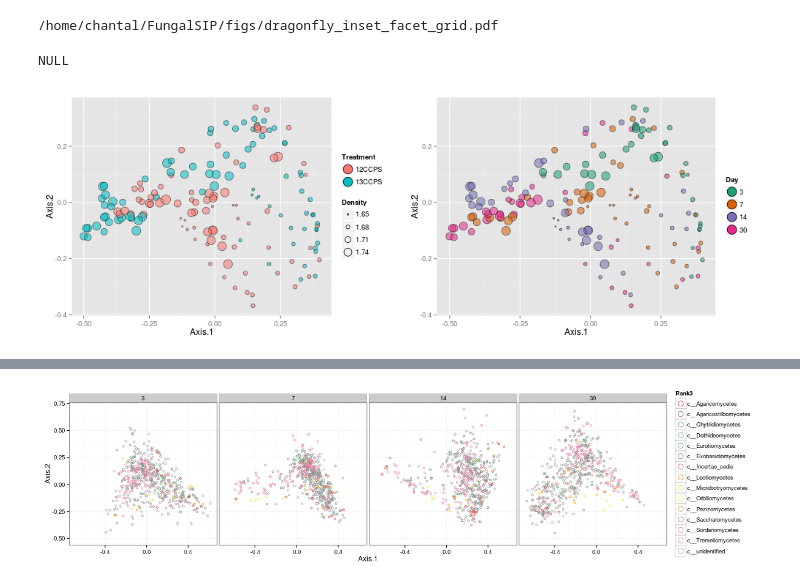
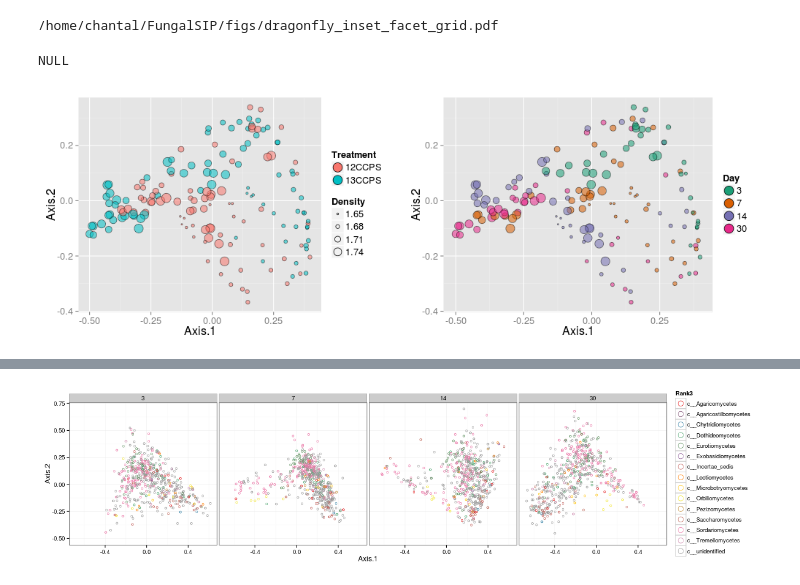
Before and after one commit to chvtk/Fungal_SIP, a Jupyter notebook: full_ordination_figure.ipynb, the cells around one changed output, grey strips where cells are left out. Cells and saved outputs as stored; diff of their text form; code cells hidden in the pictures.

```diff
--- a/full_ordination_figure.ipynb
+++ b/full_ordination_figure.ipynb
@@ -172,13 +270,14 @@ asNumeric = function(x) { as.numeric(as.character(x)) }
 
 p1 = ggplot(p.nmds, aes(x = NMDS1, y = NMDS2)) +
         geom_point(aes(fill = Treatment, size = asNumeric(Density), alpha = 0.85), pch=21) +
-        guides(alpha = FALSE, fill=guide_legend(override.aes=list(size=6))) + labs(size = "Density")
+        guides(alpha = FALSE, fill=guide_legend(override.aes=list(size=6))) + labs(size = "Density") +
+        theme(text = element_text(size=16))
 
 
 p2 = ggplot(p.nmds, aes(x = NMDS1, y = NMDS2)) +
         geom_point(aes(fill = factor(asNumeric(Day)), size = asNumeric(Density), alpha = 0.95), pch=21) +
         guides(alpha = FALSE, size = FALSE, fill=guide_legend(override.aes=list(size=6)))+
-        scale_fill_brewer("Day", palette = "Dark2")
+        scale_fill_brewer("Day", palette = "Dark2") + theme(text = element_text(size=16))
 
 p.combined = grid.arrange(p1, p2, ncol=2)
 print(p.combined)
@@ -216,12 +314,13 @@ asNumeric = function(x) { as.numeric(as.character(x)) }
 
 p1.mds = ggplot(p.mds, aes(x = asNumeric(Density), y = Axis.2)) +
         geom_point(aes(fill = Treatment, size = asNumeric(Density), alpha = 0.85), pch=21) +
-        guides(alpha = FALSE, fill=guide_legend(override.aes=list(size=6))) + labs(x = "Density", size = "Density")
+        guides(alpha = FALSE, fill=guide_legend(override.aes=list(size=6))) + labs(x = "Density", size = "Density")+
+        theme(text = element_text(size=18))
 
 p2.mds = ggplot(p.mds, aes(x = asNumeric(Density), y = Axis.2)) + labs(x = "Density") +
         geom_point(aes(fill = factor(asNumeric(Day)), size = asNumeric(Density), alpha = 0.95), pch=21) +
         guides(alpha = FALSE, size = FALSE, fill=guide_legend(override.aes=list(size=6)))+
-        scale_fill_brewer("Day", palette = "Dark2")
+        scale_fill_brewer("Day", palette = "Dark2") + theme(text = element_text(size=18))
 
 p.combined.mds = grid.arrange(p1.mds, p2.mds, ncol=2)
 print(p.combined.mds)
@@ -321,27 +420,28 @@ FileLink("figs/dragonfly_inset_facet_grid.pdf")
 # %%
 %%R -w 1000 -h 350
 pcoa = ordinate(physeq.fungi.thresh,
                 method = "PCoA",
                 distance = "bray")
 p.pcoa = plot_ordination(physeq.fungi.thresh, pcoa, justDF = TRUE)
 #print(p.pcoa)
 
 asNumeric = function(x) { as.numeric(as.character(x)) }
 
 p1 = ggplot(p.pcoa, aes(x = Axis.1, y = Axis.2)) +
         geom_point(aes(fill = Treatment, size = asNumeric(Density), alpha = 0.85), pch=21) +
-        guides(alpha = FALSE, fill=guide_legend(override.aes=list(size=6))) + labs(size = "Density")
+        guides(alpha = FALSE, fill=guide_legend(override.aes=list(size=6))) + labs(size = "Density") +
+        theme(text = element_text(size=16))
 
 p2 = ggplot(p.pcoa, aes(x = Axis.1, y = Axis.2)) +
         geom_point(aes(fill = factor(asNumeric(Day)), size = asNumeric(Density), alpha = 0.95), pch=21) +
         guides(alpha = FALSE, size = FALSE, fill=guide_legend(override.aes=list(size=6)))+
-        scale_fill_brewer("Day", palette = "Dark2")
+        scale_fill_brewer("Day", palette = "Dark2") + theme(text = element_text(size=16))
 
 p.combined = grid.arrange(p1, p2, ncol=2)
 print(p.combined)
 # %% [output]
 NULL
-[figure, old version]
+[figure, new version]
 # %%
 %%R
 registerDoParallel(cores=20)
```
Also changed, not shown: parts of 31 cells of this notebook, 6 other files.
